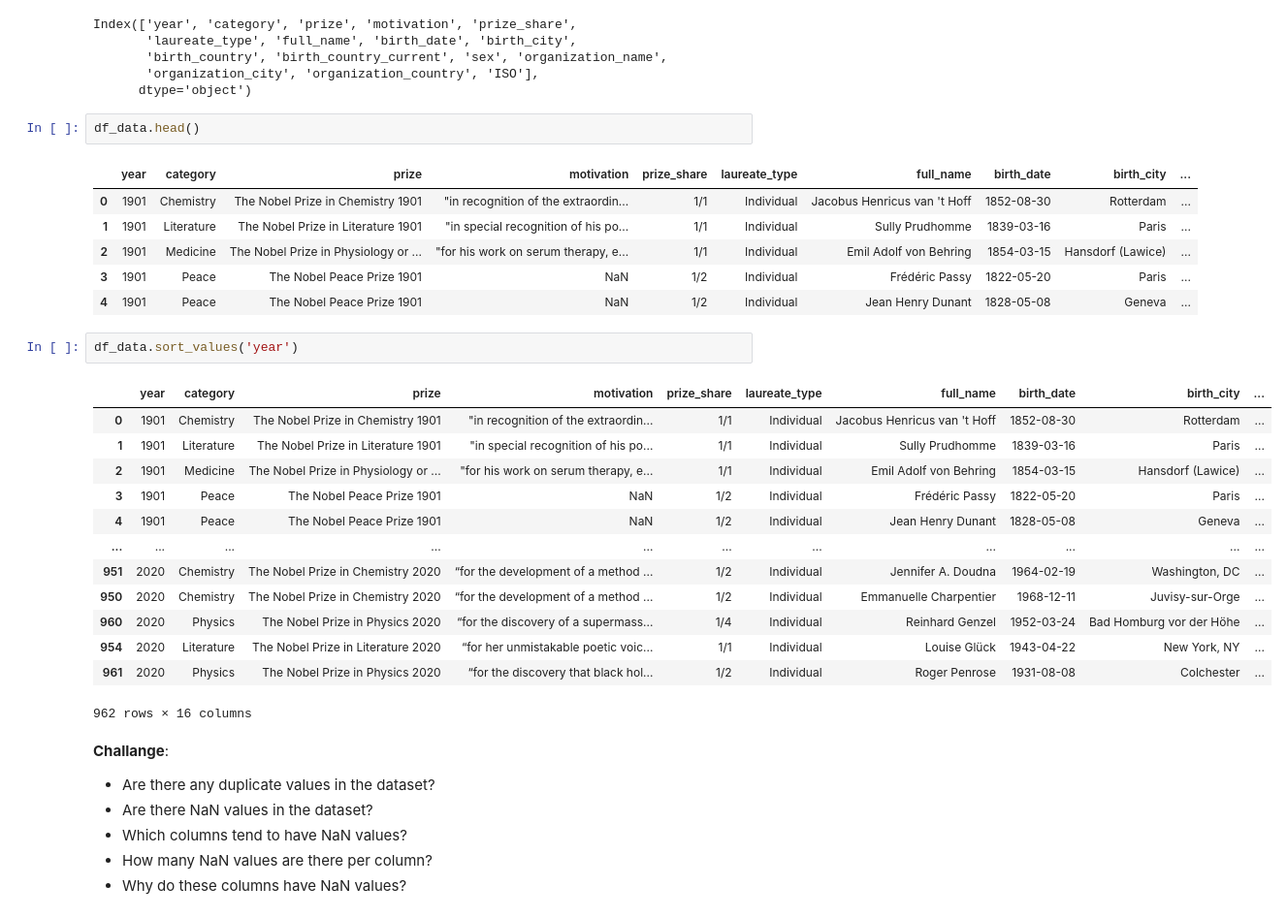
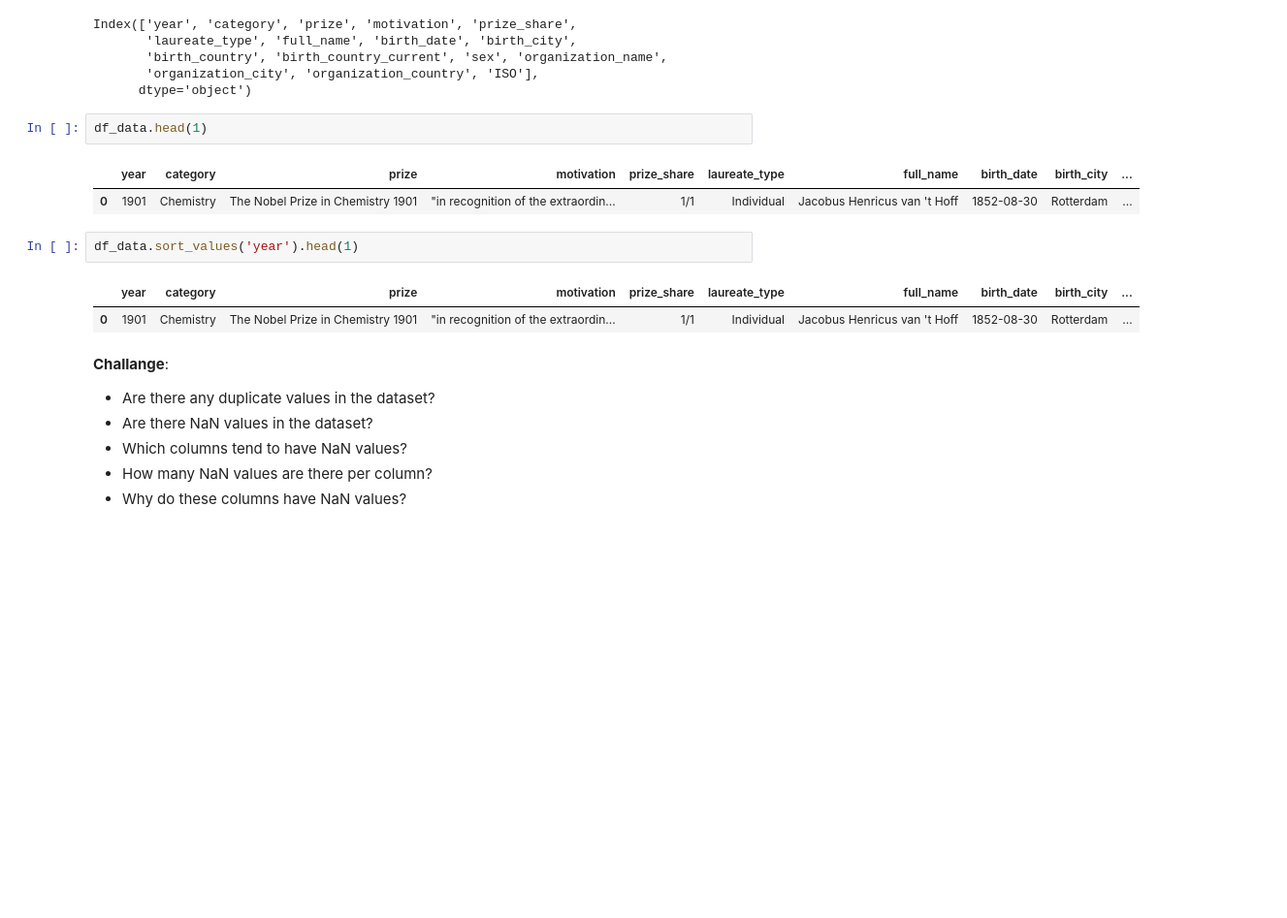
Before and after one commit to womaro/Story, a Jupyter notebook: Nobel_Prize_Analysis_(start).ipynb, the cells around one changed output. Shown: that part at 97% size. Saved outputs shown, nothing was run; the diff lists cells and outputs as text; blank space fills up the shorter version.

```diff
--- a/Nobel_Prize_Analysis_(start).ipynb
+++ b/Nobel_Prize_Analysis_(start).ipynb
@@ -63,30 +63,15 @@ Index(['year', 'category', 'prize', 'motivation', 'prize_share',
        'organization_city', 'organization_country', 'ISO'],
       dtype='object')
 # %%
-df_data.head()
+df_data.head(1)
 # %% [output]
 |  | year | category | prize | motivation | prize_share | laureate_type | full_name | birth_date | birth_city | ... |
 | 0 | 1901 | Chemistry | The Nobel Prize in Chemistry 1901 | "in recognition of the extraordin... | 1/1 | Individual | Jacobus Henricus van 't Hoff | 1852-08-30 | Rotterdam | ... |
-| 1 | 1901 | Literature | The Nobel Prize in Literature 1901 | "in special recognition of his po... | 1/1 | Individual | Sully Prudhomme | 1839-03-16 | Paris | ... |
-| 2 | 1901 | Medicine | The Nobel Prize in Physiology or ... | "for his work on serum therapy, e... | 1/1 | Individual | Emil Adolf von Behring | 1854-03-15 | Hansdorf (Lawice) | ... |
-| 3 | 1901 | Peace | The Nobel Peace Prize 1901 | NaN | 1/2 | Individual | Frédéric Passy | 1822-05-20 | Paris | ... |
-| 4 | 1901 | Peace | The Nobel Peace Prize 1901 | NaN | 1/2 | Individual | Jean Henry Dunant | 1828-05-08 | Geneva | ... |
 # %%
-df_data.sort_values('year')
+df_data.sort_values('year').head(1)
 # %% [output]
 |  | year | category | prize | motivation | prize_share | laureate_type | full_name | birth_date | birth_city | ... |
 | 0 | 1901 | Chemistry | The Nobel Prize in Chemistry 1901 | "in recognition of the extraordin... | 1/1 | Individual | Jacobus Henricus van 't Hoff | 1852-08-30 | Rotterdam | ... |
-| 1 | 1901 | Literature | The Nobel Prize in Literature 1901 | "in special recognition of his po... | 1/1 | Individual | Sully Prudhomme | 1839-03-16 | Paris | ... |
-| 2 | 1901 | Medicine | The Nobel Prize in Physiology or ... | "for his work on serum therapy, e... | 1/1 | Individual | Emil Adolf von Behring | 1854-03-15 | Hansdorf (Lawice) | ... |
-| 3 | 1901 | Peace | The Nobel Peace Prize 1901 | NaN | 1/2 | Individual | Frédéric Passy | 1822-05-20 | Paris | ... |
-| 4 | 1901 | Peace | The Nobel Peace Prize 1901 | NaN | 1/2 | Individual | Jean Henry Dunant | 1828-05-08 | Geneva | ... |
-| ... | ... | ... | ... | ... | ... | ... | ... | ... | ... | ... |
-| 951 | 2020 | Chemistry | The Nobel Prize in Chemistry 2020 | “for the development of a method ... | 1/2 | Individual | Jennifer A. Doudna | 1964-02-19 | Washington, DC | ... |
-| 950 | 2020 | Chemistry | The Nobel Prize in Chemistry 2020 | “for the development of a method ... | 1/2 | Individual | Emmanuelle Charpentier | 1968-12-11 | Juvisy-sur-Orge | ... |
-| 960 | 2020 | Physics | The Nobel Prize in Physics 2020 | “for the discovery of a supermass... | 1/4 | Individual | Reinhard Genzel | 1952-03-24 | Bad Homburg vor der Höhe | ... |
-| 954 | 2020 | Literature | The Nobel Prize in Literature 2020 | “for her unmistakable poetic voic... | 1/1 | Individual | Louise Glück | 1943-04-22 | New York, NY | ... |
-| 961 | 2020 | Physics | The Nobel Prize in Physics 2020 | “for the discovery that black hol... | 1/2 | Individual | Roger Penrose | 1931-08-08 | Colchester | ... |
-962 rows × 16 columns
 # %% [markdown]
 **Challange**:
 * Are there any duplicate values in the dataset?
```
Also changed, not shown: parts of 4 cells of this notebook.
